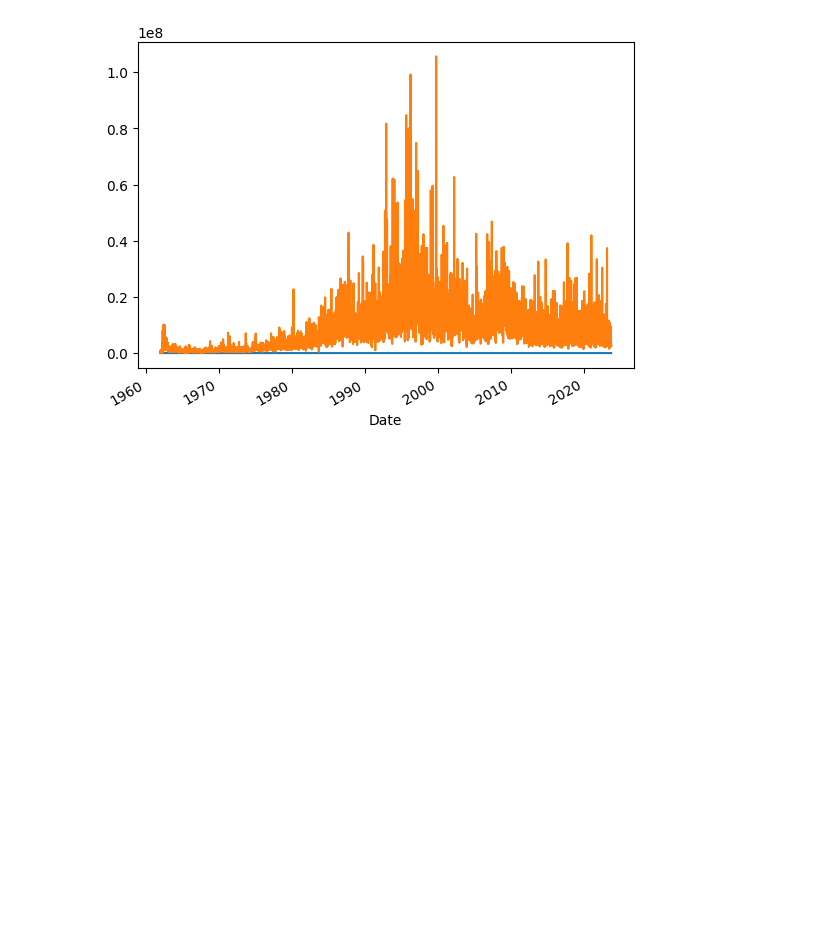
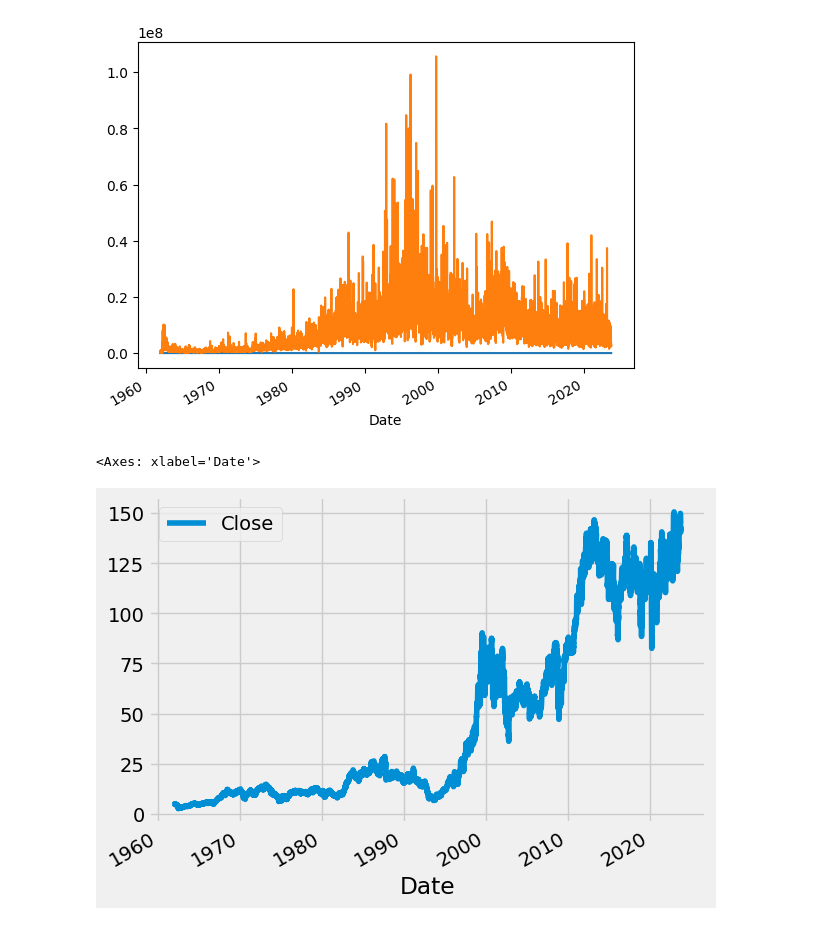
Before and after one commit to mendes078/Dados, a Jupyter notebook: Arquivos/13 - Visualization.ipynb, the cells around one changed output. Drawn from its saved outputs; the diff is of its cells as text; code cells hidden in the pictures; blank space fills up the shorter version.

```diff
--- a/Arquivos/13 - Visualization.ipynb
+++ b/Arquivos/13 - Visualization.ipynb
@@ -19,3 +19,9 @@ ibm["Volume"].plot()
 # %% [output]
 <Axes: xlabel='Date'>
 [figure]
+# %%
+plt.style.use("fivethirtyeight")
+ibm.plot(y = "Close")
+# %% [output]
+<Axes: xlabel='Date'>
+[figure, added]
```
Also changed, not shown: parts of 2 cells of this notebook.
